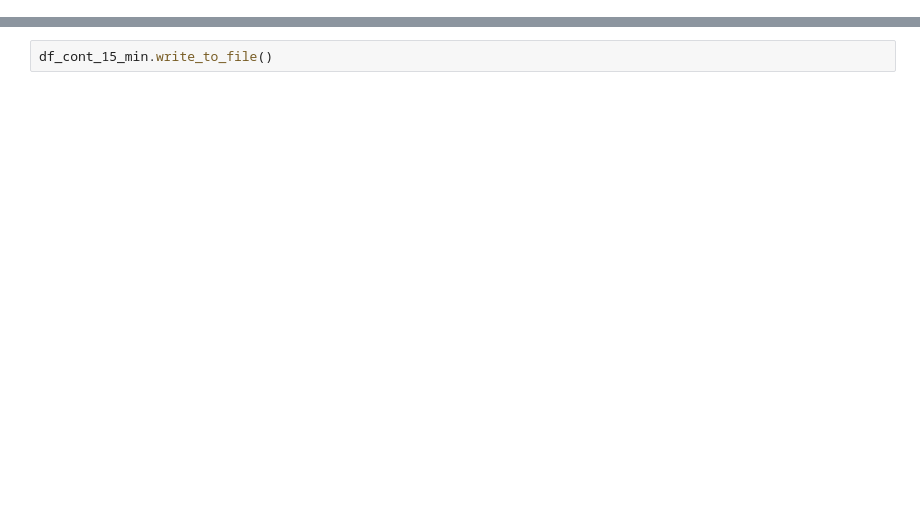
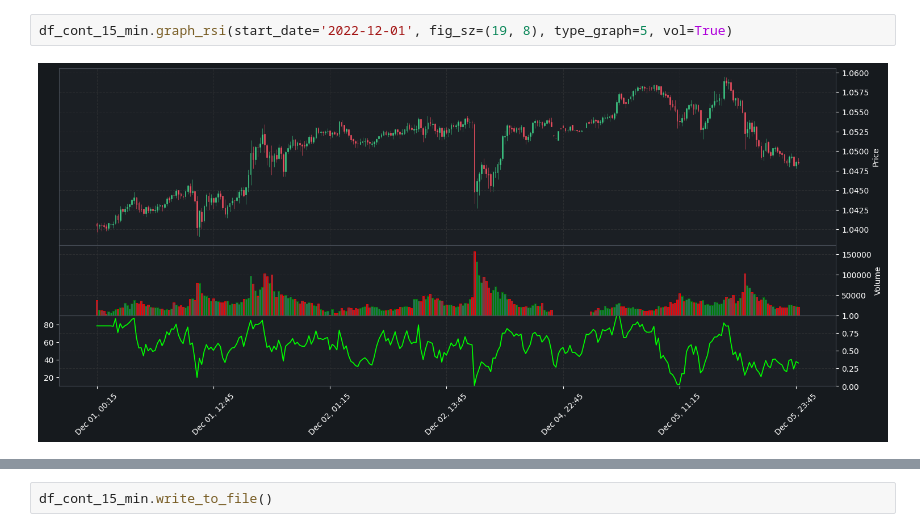
Before and after one commit to maratgaliulin/fin_math_project, a Jupyter notebook: practical_implementation/model/01.start.ipynb, the cells around one changed output, grey strips where cells are left out. Drawn from its saved outputs; the diff is of its cells as text; blank space fills up the shorter version.

```diff
--- a/practical_implementation/model/01.start.ipynb
+++ b/practical_implementation/model/01.start.ipynb
@@ -8,0 +14,4 @@ df_cont_15_min = dfContainerIntraDay('data/EURUSD_01-12-2022_09-12-2023.csv', pe
+# %%
+df_cont_15_min.graph_rsi(start_date='2022-12-01', fig_sz=(19, 8), type_graph=5, vol=True)
+# %% [output]
+[figure, added]
```
Also changed, not shown: parts of 54 cells of this notebook, 17 other files.
